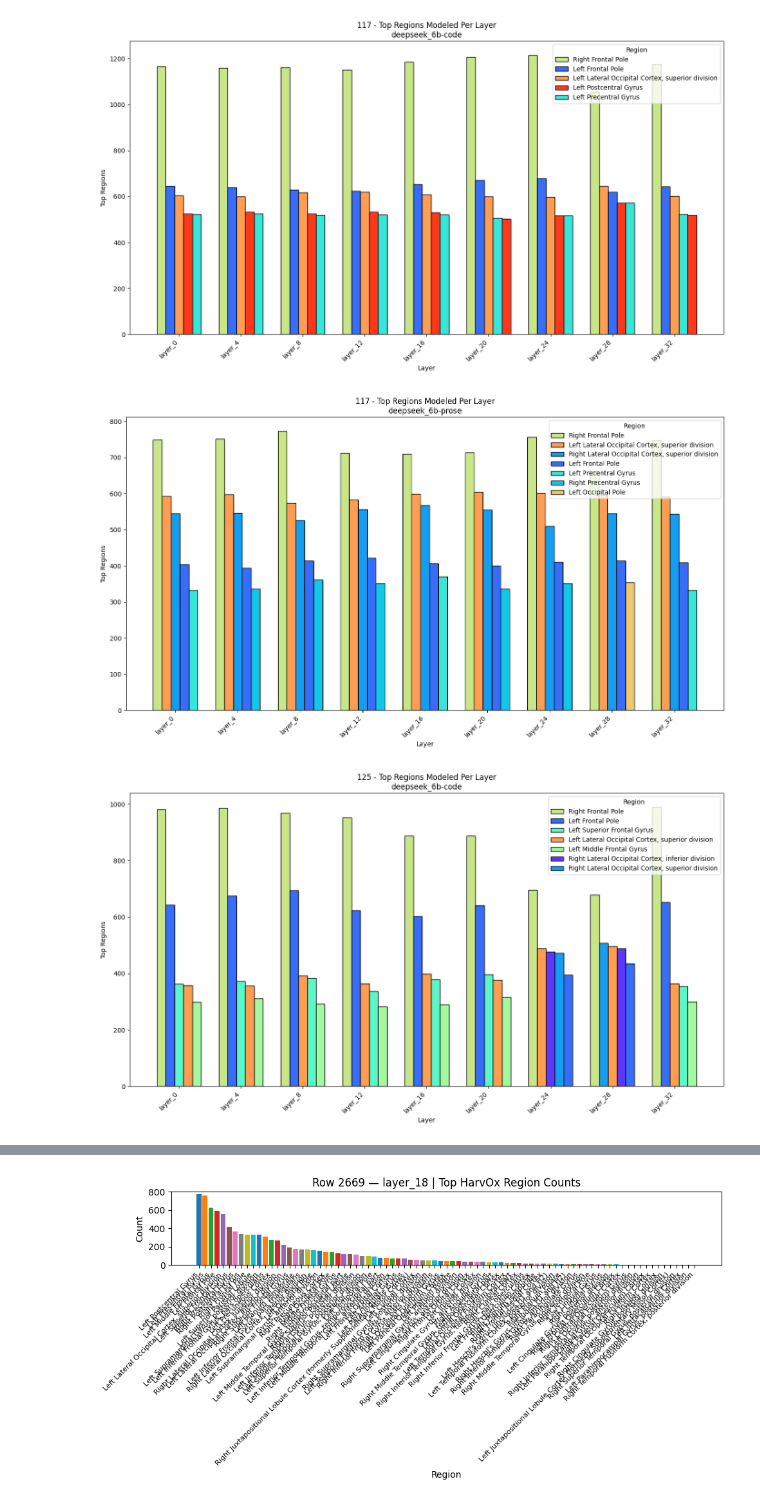
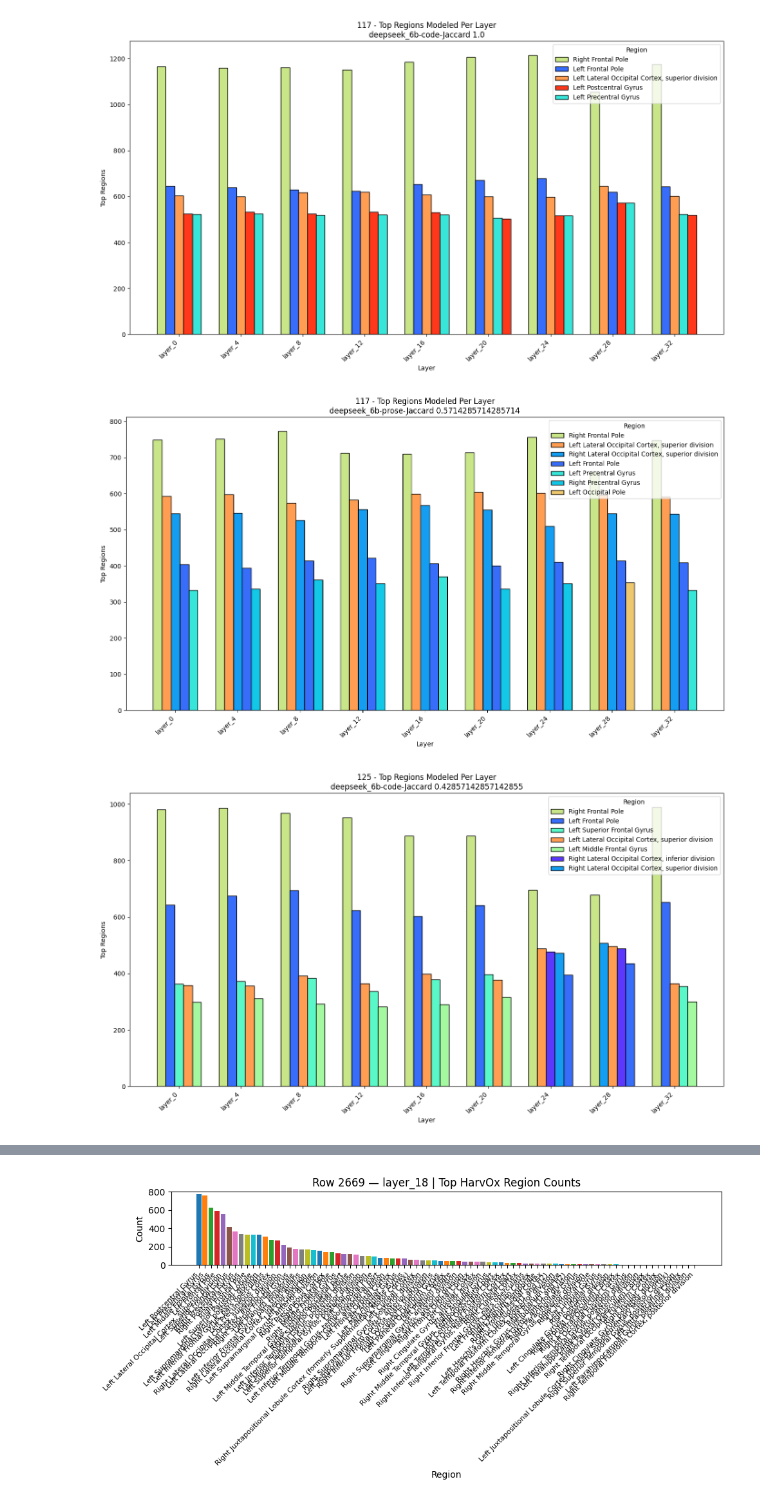
Before and after one commit to largehappygroup/fmri_model, a Jupyter notebook: analysis/fir/rq_layer_ comparison.ipynb, the cells around one changed output, grey strips where cells are left out. Cells and saved outputs as stored; diff of their text form; code cells hidden in the pictures.

Commit message:
jaccard index to measure similarity between brain regions

```diff
--- a/analysis/fir/rq_layer_ comparison.ipynb
+++ b/analysis/fir/rq_layer_ comparison.ipynb
@@ -39,7 +35,7 @@ def get_top_five_regions(parcel_dict):
     parcel_dict = dict(sorted(parcel_dict.items(), key= lambda x: x[1], reverse=True))
     return {region : val for i,(region,val) in enumerate(parcel_dict.items()) if i < 5}
 
-def plot_participant_parcels_across_layers(p, model, task, parcel_dict, region_colors):
+def plot_participant_parcels_across_layers(p, model, task, parcel_dict, region_colors, jaccard):
     # Build rows, sorting each layer's regions by score descending
     rows = []
     for _, row in parcel_dict.iterrows():
@@ -80,9 +76,16 @@ def plot_participant_parcels_across_layers(p, model, task, parcel_dict, region_c
     ax.set_xlabel("Layer")
     # ax.set_ylim([0, 25])
     ax.set_ylabel("Top Regions")
-    ax.set_title(f"{p} - Top Regions Modeled Per Layer\n{model}-{task}")
+    ax.set_title(f"{p} - Top Regions Modeled Per Layer\n{model}-{task}-Jaccard {jaccard}")
     plt.tight_layout()
     plt.show()
+
+
+def compute_jaccard(df):
+    list_of_sets = [set(row['top_five_regions'].keys()) for i,row in df.iterrows()]
+    intersection = set.intersection(*list_of_sets)
+    union = set.union(*list_of_sets)
+    return len(intersection) / len(union)
 # %%
 all_regions_global = set()
 for vip in important_participants:
@@ -105,19 +108,21 @@ region_colors = {r: palette[i] for i, r in enumerate(all_regions_global)}
 # %%
 
 for vip in important_participants:
     mask = ((records['participant'] == vip) &
             (records['look_ahead'] == 'look_ahead_by_0') &
             (records['ndelays'] == 'ndelays_10') &
             (records['model'] == 'deepseek_6b'))
     for (model, task), df in records[mask].groupby(['model', 'task']):
         temp = df['top_parcels'].apply(lambda row: [translate_to_region_names(el, schaefer_parcel_labels) for el in row])
         df['top_HarvOx_regions'] = temp.apply(lambda row: dict(Counter(row)))
         df['top_five_regions'] = df['top_HarvOx_regions'].apply(lambda row: get_top_five_regions(row))
         filtered = df[['layer', 'top_five_regions']].copy()
         filtered = filtered.sort_values('layer', key=lambda col: col.map(lambda x: int(x.split('_')[1])))
-
-        plot_participant_parcels_across_layers(vip, model, task, filtered, region_colors)
+        jaccard_index = compute_jaccard(filtered)
+    #     break
+    # break
+        plot_participant_parcels_across_layers(vip, model, task, filtered, region_colors, jaccard_index)
 # %% [output]
-[figure, old version]
+[figure, new version]
-[figure, old version]
+[figure, new version]
-[figure, old version]
+[figure, new version]
```
Also changed, not shown: parts of 3 cells of this notebook, 4 other files.
